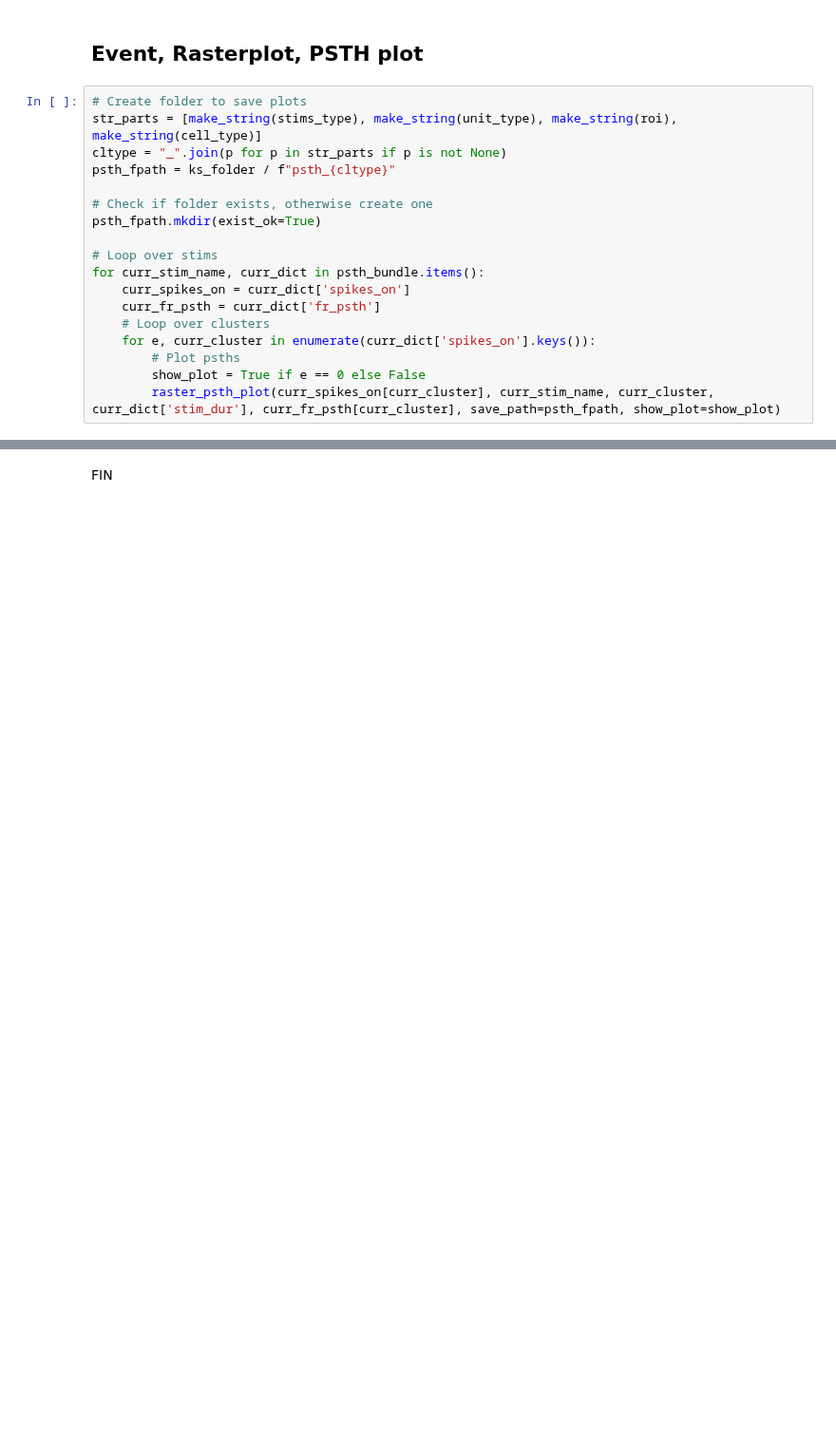
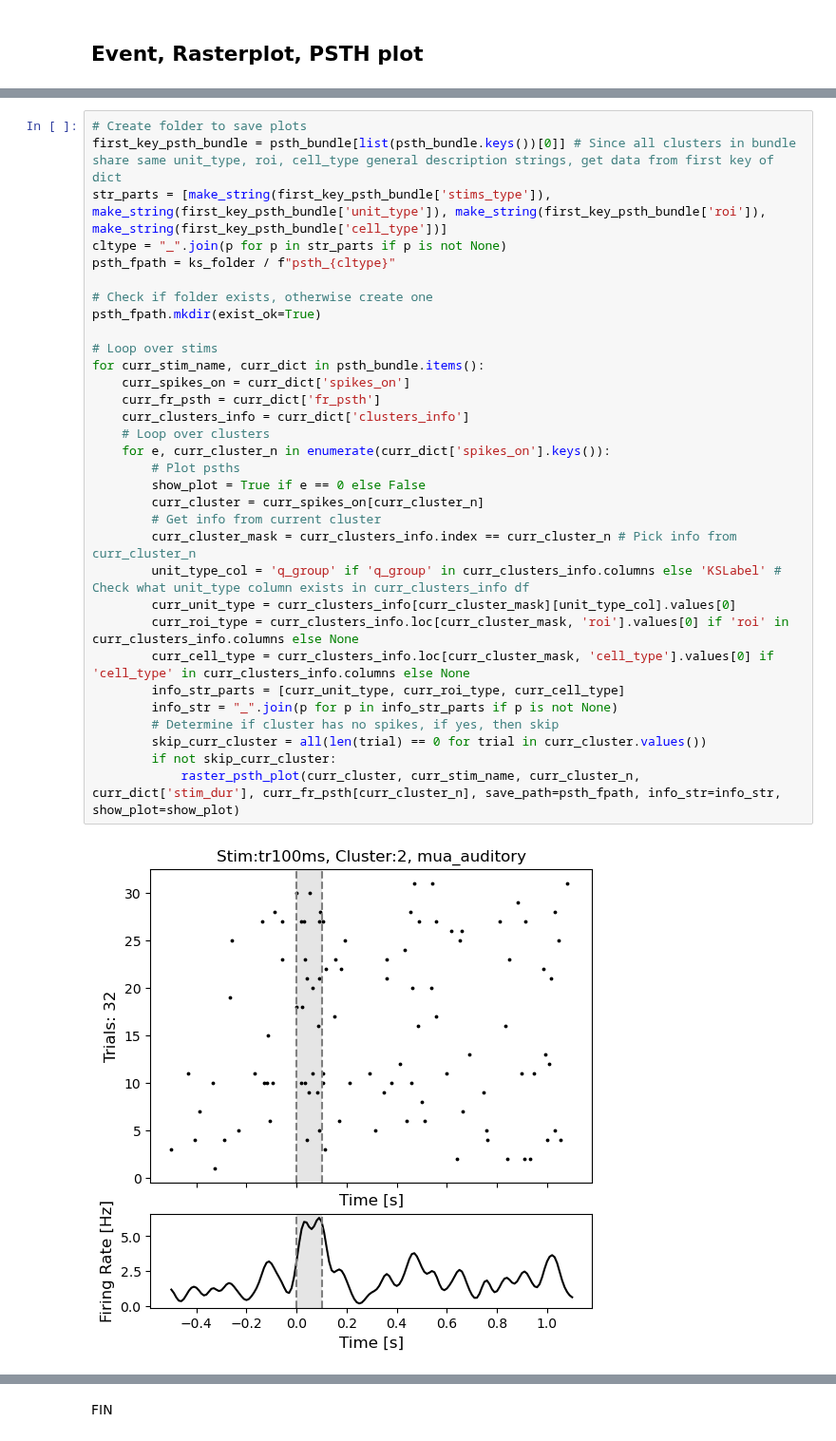
Before and after one commit to bladedcharleco/Npx_Analysis_Tools, a Jupyter notebook: Stim_pulses_psths.ipynb, the cells around one changed output, grey strips where cells are left out. Shown at 95% size. Drawn from its saved outputs; the diff is of its cells as text; blank space fills up the shorter version.

```diff
--- a/Stim_pulses_psths.ipynb
+++ b/Stim_pulses_psths.ipynb
@@ -455,20 +506,2 @@ for curr_stim_name, curr_dict in psth_bundle.items():
 # %% [markdown]
 ## Event, Rasterplot, PSTH plot
-# %%
-# Create folder to save plots
-str_parts = [make_string(stims_type), make_string(unit_type), make_string(roi), make_string(cell_type)]
-cltype = "_".join(p for p in str_parts if p is not None)
-psth_fpath = ks_folder / f"psth_{cltype}"
-
-# Check if folder exists, otherwise create one
-psth_fpath.mkdir(exist_ok=True)
-
-# Loop over stims
-for curr_stim_name, curr_dict in psth_bundle.items():
-    curr_spikes_on = curr_dict['spikes_on']
-    curr_fr_psth = curr_dict['fr_psth']
-    # Loop over clusters
-    for e, curr_cluster in enumerate(curr_dict['spikes_on'].keys()):
-        # Plot psths
-        show_plot = True if e == 0 else False
-        raster_psth_plot(curr_spikes_on[curr_cluster], curr_stim_name, curr_cluster, curr_dict['stim_dur'], curr_fr_psth[curr_cluster], save_path=psth_fpath, show_plot=show_plot)
@@ -482,0 +508,34 @@ for curr_stim_name, curr_dict in psth_bundle.items():
+# %%
+# Create folder to save plots
+first_key_psth_bundle = psth_bundle[list(psth_bundle.keys())[0]] # Since all clusters in bundle share same unit_type, roi, cell_type general description strings, get data from first key of dict
+str_parts = [make_string(first_key_psth_bundle['stims_type']), make_string(first_key_psth_bundle['unit_type']), make_string(first_key_psth_bundle['roi']), make_string(first_key_psth_bundle['cell_type'])]
+cltype = "_".join(p for p in str_parts if p is not None)
+psth_fpath = ks_folder / f"psth_{cltype}"
+
+# Check if folder exists, otherwise create one
+psth_fpath.mkdir(exist_ok=True)
+
+# Loop over stims
+for curr_stim_name, curr_dict in psth_bundle.items():
+    curr_spikes_on = curr_dict['spikes_on']
+    curr_fr_psth = curr_dict['fr_psth']
+    curr_clusters_info = curr_dict['clusters_info']
+    # Loop over clusters
+    for e, curr_cluster_n in enumerate(curr_dict['spikes_on'].keys()):
+        # Plot psths
+        show_plot = True if e == 0 else False
+        curr_cluster = curr_spikes_on[curr_cluster_n]
+        # Get info from current cluster
+        curr_cluster_mask = curr_clusters_info.index == curr_cluster_n # Pick info from curr_cluster_n
+        unit_type_col = 'q_group' if 'q_group' in curr_clusters_info.columns else 'KSLabel' # Check what unit_type column exists in curr_clusters_info df
+        curr_unit_type = curr_clusters_info[curr_cluster_mask][unit_type_col].values[0]
+        curr_roi_type = curr_clusters_info.loc[curr_cluster_mask, 'roi'].values[0] if 'roi' in curr_clusters_info.columns else None
+        curr_cell_type = curr_clusters_info.loc[curr_cluster_mask, 'cell_type'].values[0] if 'cell_type' in curr_clusters_info.columns else None
+        info_str_parts = [curr_unit_type, curr_roi_type, curr_cell_type]
+        info_str = "_".join(p for p in info_str_parts if p is not None)
+        # Determine if cluster has no spikes, if yes, then skip
+        skip_curr_cluster = all(len(trial) == 0 for trial in curr_cluster.values())
+        if not skip_curr_cluster:
+            raster_psth_plot(curr_cluster, curr_stim_name, curr_cluster_n, curr_dict['stim_dur'], curr_fr_psth[curr_cluster_n], save_path=psth_fpath, info_str=info_str, show_plot=show_plot)
+# %% [output]
+[figure, added]
```
Also changed, not shown: parts of 10 cells of this notebook, 2 other files.
